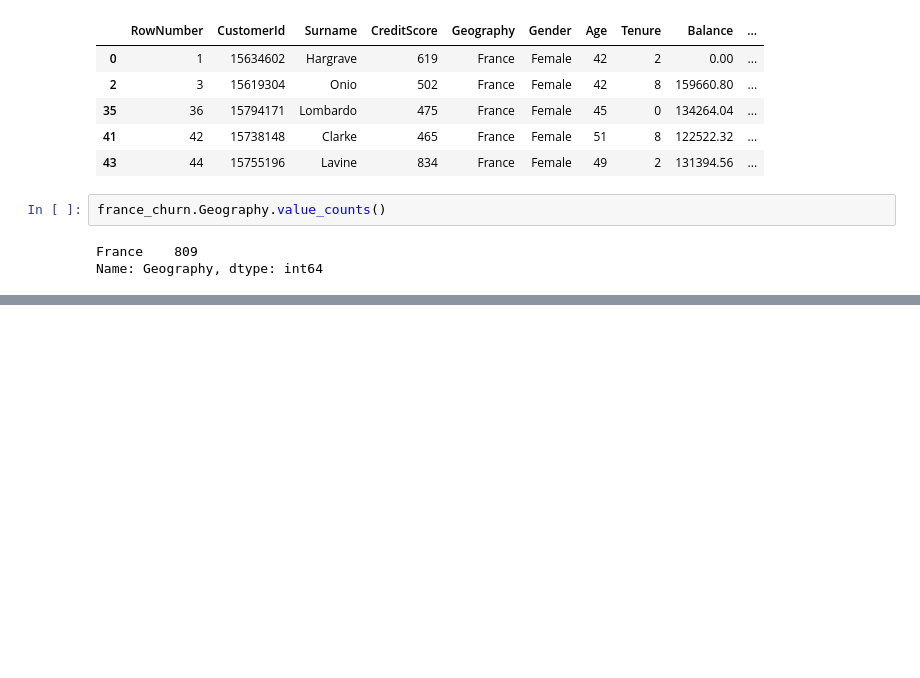
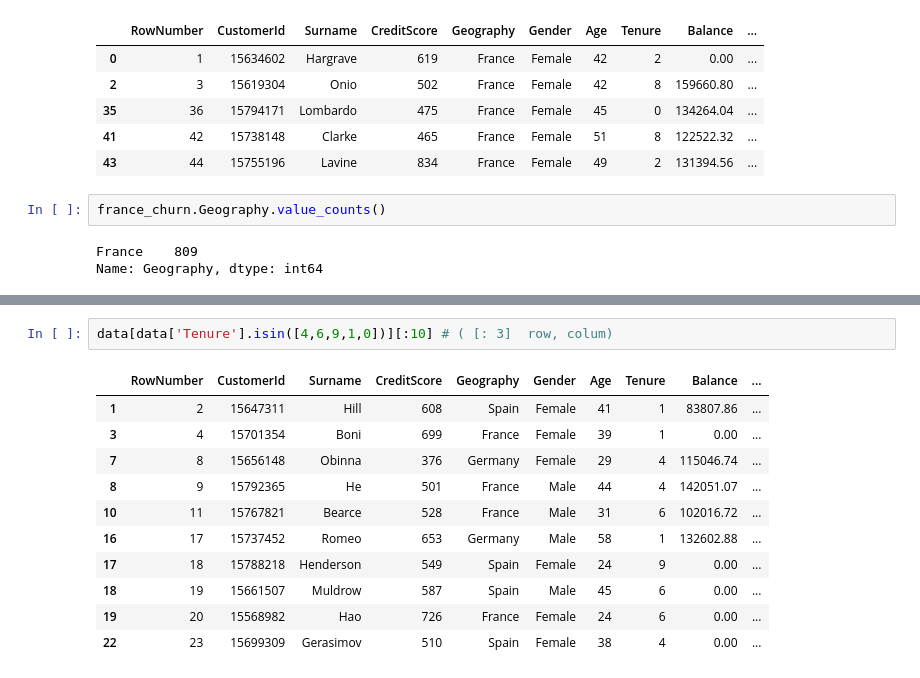
Before and after one commit to Iswaqasahmed/Pandas, a Jupyter notebook: quick_crack_pandas.ipynb, the cells around one changed output, grey strips where cells are left out. Cells and saved outputs as stored; diff of their text form; blank space fills up the shorter version.

Commit message:
ploted specific columns values

```diff
--- a/quick_crack_pandas.ipynb
+++ b/quick_crack_pandas.ipynb
@@ -286,0 +317,14 @@ Name: Geography, dtype: int64
+# %%
+data[data['Tenure'].isin([4,6,9,1,0])][:10] # ( [: 3]  row, colum)
+# %% [output]
+|  | RowNumber | CustomerId | Surname | CreditScore | Geography | Gender | Age | Tenure | Balance | ... |
+| 1 | 2 | 15647311 | Hill | 608 | Spain | Female | 41 | 1 | 83807.86 | ... |
+| 3 | 4 | 15701354 | Boni | 699 | France | Female | 39 | 1 | 0.00 | ... |
+| 7 | 8 | 15656148 | Obinna | 376 | Germany | Female | 29 | 4 | 115046.74 | ... |
+| 8 | 9 | 15792365 | He | 501 | France | Male | 44 | 4 | 142051.07 | ... |
+| 10 | 11 | 15767821 | Bearce | 528 | France | Male | 31 | 6 | 102016.72 | ... |
+| 16 | 17 | 15737452 | Romeo | 653 | Germany | Male | 58 | 1 | 132602.88 | ... |
+| 17 | 18 | 15788218 | Henderson | 549 | Spain | Female | 24 | 9 | 0.00 | ... |
+| 18 | 19 | 15661507 | Muldrow | 587 | Spain | Male | 45 | 6 | 0.00 | ... |
+| 19 | 20 | 15568982 | Hao | 726 | France | Female | 24 | 6 | 0.00 | ... |
+| 22 | 23 | 15699309 | Gerasimov | 510 | Spain | Female | 38 | 4 | 0.00 | ... |
```
Also changed, not shown: parts of 7 cells of this notebook.
